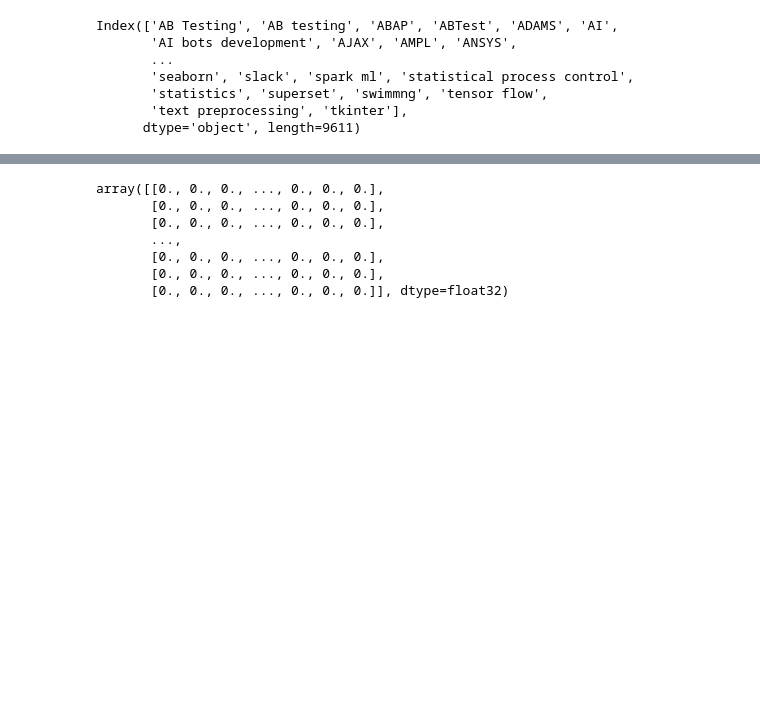
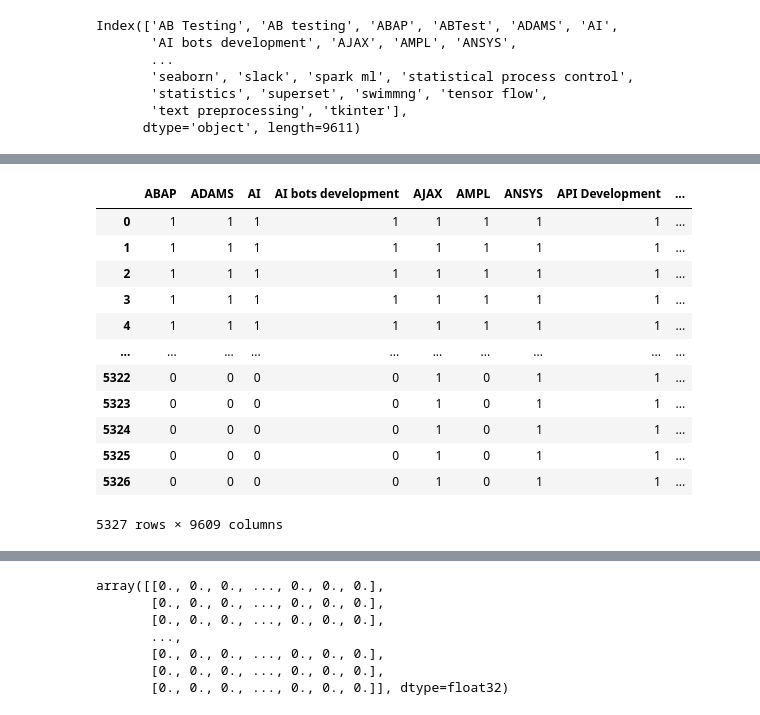
Before and after one commit to farookfazni/AI-to-Predict-Career-Path, a Jupyter notebook: 2ndMoedl.ipynb, the cells around one changed output, grey strips where cells are left out. Drawn from its saved outputs; the diff is of its cells as text; code cells hidden in the pictures; blank space fills up the shorter version.

```diff
--- a/2ndMoedl.ipynb
+++ b/2ndMoedl.ipynb
@@ -104,0 +126,19 @@ Index(['AB Testing', 'AB testing', 'ABAP', 'ABTest', 'ADAMS', 'AI',
+# %%
+y['ABTestig'] = y['ABTest'] | y['AB Testing'] | y['AB testing']
+# %%
+y = y.drop(labels=['ABTest','AB Testing','AB testing'], axis=1)
+y
+# %% [output]
+|  | ABAP | ADAMS | AI | AI bots development | AJAX | AMPL | ANSYS | API Development | ... |
+| 0 | 1 | 1 | 1 | 1 | 1 | 1 | 1 | 1 | ... |
+| 1 | 1 | 1 | 1 | 1 | 1 | 1 | 1 | 1 | ... |
+| 2 | 1 | 1 | 1 | 1 | 1 | 1 | 1 | 1 | ... |
+| 3 | 1 | 1 | 1 | 1 | 1 | 1 | 1 | 1 | ... |
+| 4 | 1 | 1 | 1 | 1 | 1 | 1 | 1 | 1 | ... |
+| ... | ... | ... | ... | ... | ... | ... | ... | ... | ... |
+| 5322 | 0 | 0 | 0 | 0 | 1 | 0 | 1 | 1 | ... |
+| 5323 | 0 | 0 | 0 | 0 | 1 | 0 | 1 | 1 | ... |
+| 5324 | 0 | 0 | 0 | 0 | 1 | 0 | 1 | 1 | ... |
+| 5325 | 0 | 0 | 0 | 0 | 1 | 0 | 1 | 1 | ... |
+| 5326 | 0 | 0 | 0 | 0 | 1 | 0 | 1 | 1 | ... |
+5327 rows × 9609 columns
```
Also changed, not shown: parts of 77 cells of this notebook.
